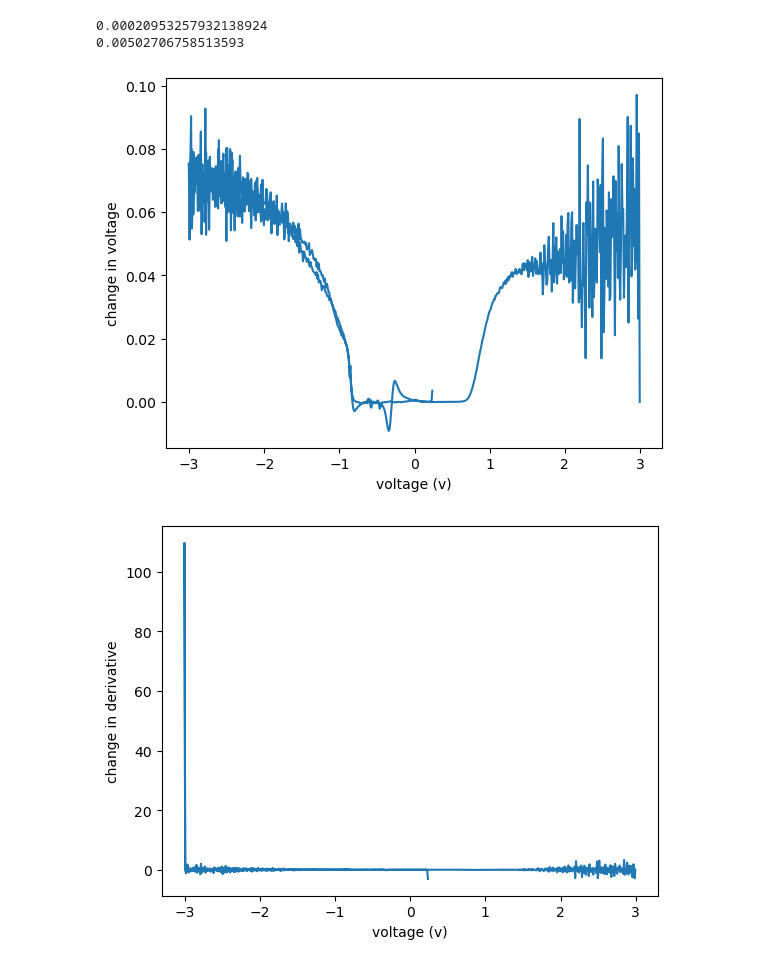
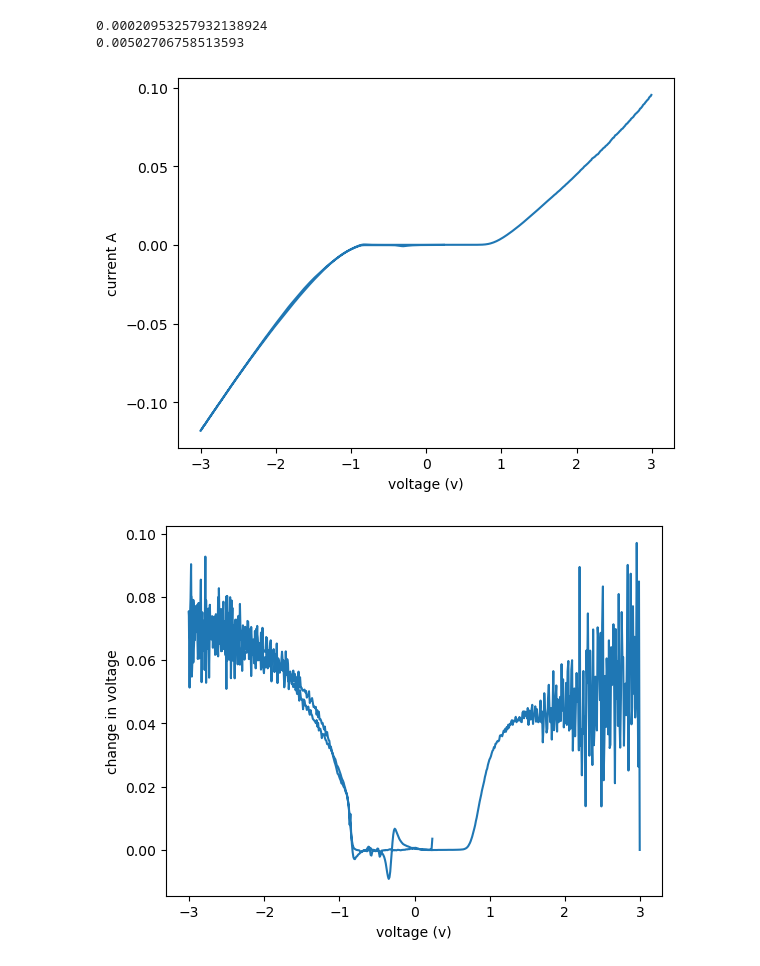
Before and after one commit to AlanDReeves/projects, a Jupyter notebook: HydrogenProductionCalculator/testing.ipynb, the cells around one changed output. Drawn from its saved outputs; the diff is of its cells as text; code cells hidden in the pictures.

```diff
--- a/HydrogenProductionCalculator/testing.ipynb
+++ b/HydrogenProductionCalculator/testing.ipynb
@@ -22,15 +22,20 @@ for i in range(1, len(calc.voltages)):
 secondDerivs.append(0)
 # %%
 import matplotlib.pyplot as plt
+plt.plot(calc.voltages, calc.currents)
+plt.xlabel("voltage (v)")
+plt.ylabel("current A")
+plt.show()
+
 plt.plot(calc.voltages, firstDerivs)
 plt.xlabel("voltage (v)")
 plt.ylabel("change in voltage")
 plt.show()
 
 plt.plot(calc.voltages, secondDerivs)
 plt.xlabel("voltage (v)")
 plt.ylabel("change in derivative")
 plt.show()
 # %% [output]
-[figure, old version]
+[figure, new version]
-[figure, old version]
+[figure, new version]
```
Also changed, not shown: parts of 3 cells of this notebook, 2 other files.
